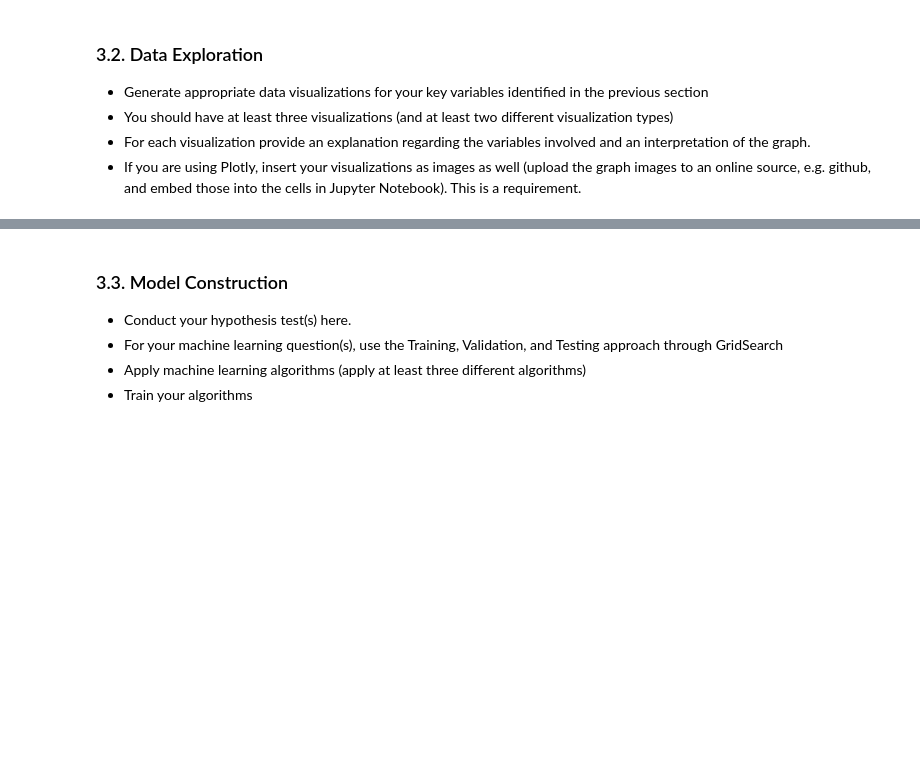
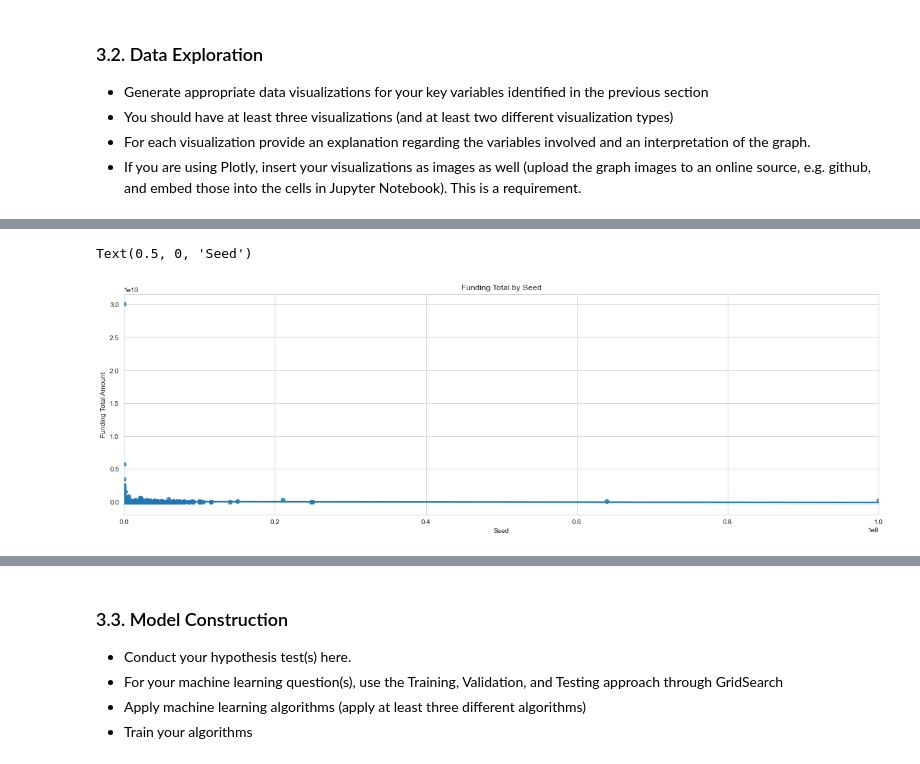
Before and after one commit to tommygreenwald/DS3000FP, a Jupyter notebook: DS3000_FP4_Section01_Group22.ipynb, the cells around one changed output, grey strips where cells are left out. Drawn from its saved outputs; the diff is of its cells as text; code cells hidden in the pictures; blank space fills up the shorter version.

```diff
--- a/DS3000_FP4_Section01_Group22.ipynb
+++ b/DS3000_FP4_Section01_Group22.ipynb
@@ -314,0 +344,10 @@ plt.show()
+# %%
+
+sample_df = clean.sample(frac=0.1, random_state=3000)
+sns.regplot(x="seed", y="funding_total", data=clean, fit_reg=True)
+plt.title("Funding Total by Seed")
+plt.ylabel("Funding Total Amount")
+plt.xlabel("Seed")
+# %% [output]
+Text(0.5, 0, 'Seed')
+[figure, added]
```
Also changed, not shown: parts of 18 cells of this notebook.
